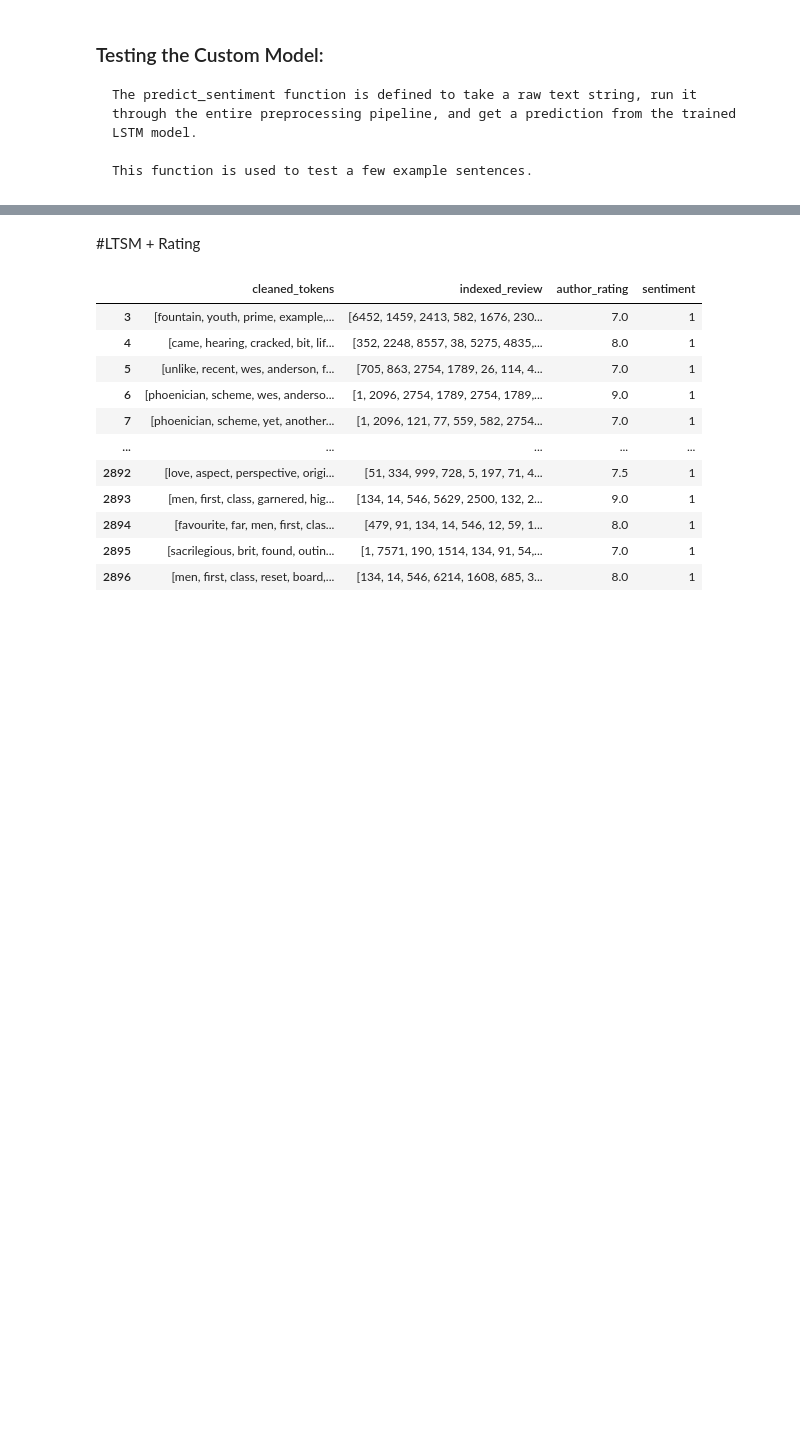
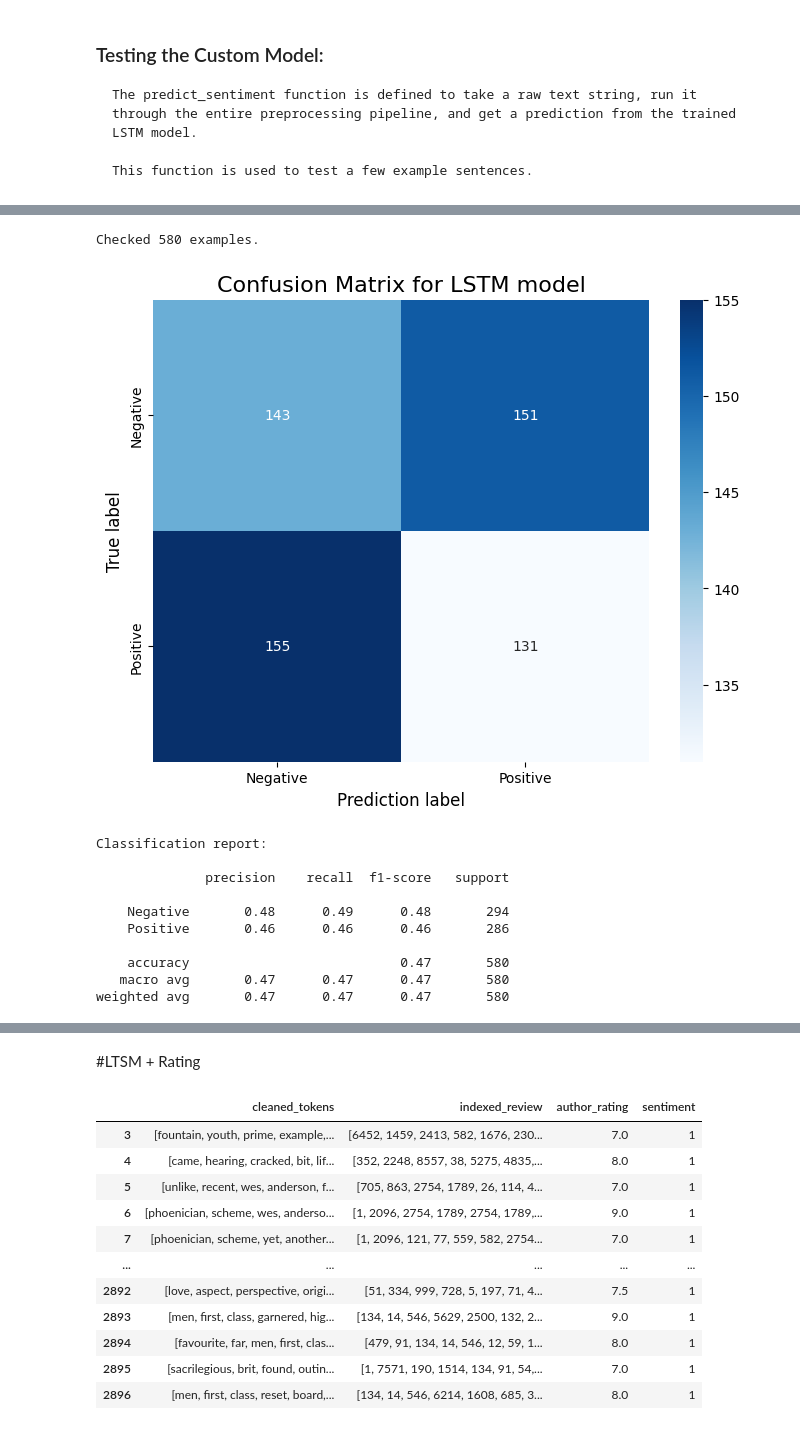
Before and after one commit to orangegreen212/Sentiment-Analysis-LTSM-and-BERT-Model, a Jupyter notebook: Sentiment_analysis.ipynb, the cells around one changed output, grey strips where cells are left out. Saved outputs shown, nothing was run; the diff lists cells and outputs as text; code cells hidden in the pictures; blank space fills up the shorter version.

```diff
--- a/Sentiment_analysis.ipynb
+++ b/Sentiment_analysis.ipynb
@@ -602,4 +603,57 @@ Labels distribution in training set:
 Name: count, dtype: int64
+# %%
+from sklearn.metrics import confusion_matrix, classification_report
+import matplotlib.pyplot as plt
+import seaborn as sns
+model.eval()
+
+all_true_labels = []
+all_predicted_labels = []
+with torch.no_grad():
+    for inputs, labels in val_loader:
+
+        inputs = inputs.to(device)
+        labels = labels.to(device)
+
+        outputs = model(inputs)
+
+        probs = torch.sigmoid(outputs.squeeze())
+        predicted = torch.round(probs)
+
+        all_true_labels.extend(labels.cpu().numpy())
+        all_predicted_labels.extend(predicted.cpu().numpy())
+
+print(f"Checked {len(all_true_labels)} examples.")
+
+
+cm_1 = confusion_matrix(all_true_labels, all_predicted_labels)
+
+plt.figure(figsize=(8, 6))
+sns.heatmap(cm_1, annot=True, fmt='d', cmap='Blues',
+            xticklabels=['Negative', 'Positive'],
+            yticklabels=['Negative', 'Positive'])
+plt.title('Confusion Matrix for LSTM model', fontsize=16)
+plt.ylabel('True label', fontsize=12)
+plt.xlabel('Prediction label', fontsize=12)
+plt.show()
+
+
+print("\nClassification report:\n")
+report = classification_report(all_true_labels, all_predicted_labels, target_names=['Negative', 'Positive'])
+print(report)
+# %% [output]
+Checked 580 examples.
+[figure, added]
+Classification report:
+
+              precision    recall  f1-score   support
+
+    Negative       0.48      0.49      0.48       294
+    Positive       0.46      0.46      0.46       286
+
+    accuracy                           0.47       580
+   macro avg       0.47      0.47      0.47       580
+weighted avg       0.47      0.47      0.47       580
 # %%
 test_review = "Unbelievable shit! All characters think like they are in somewhere world and don't think too much"
 sentiment, prob = predict_sentiment(test_review, model, word_to_idx, device)
```
Also changed, not shown: parts of 17 cells of this notebook.
